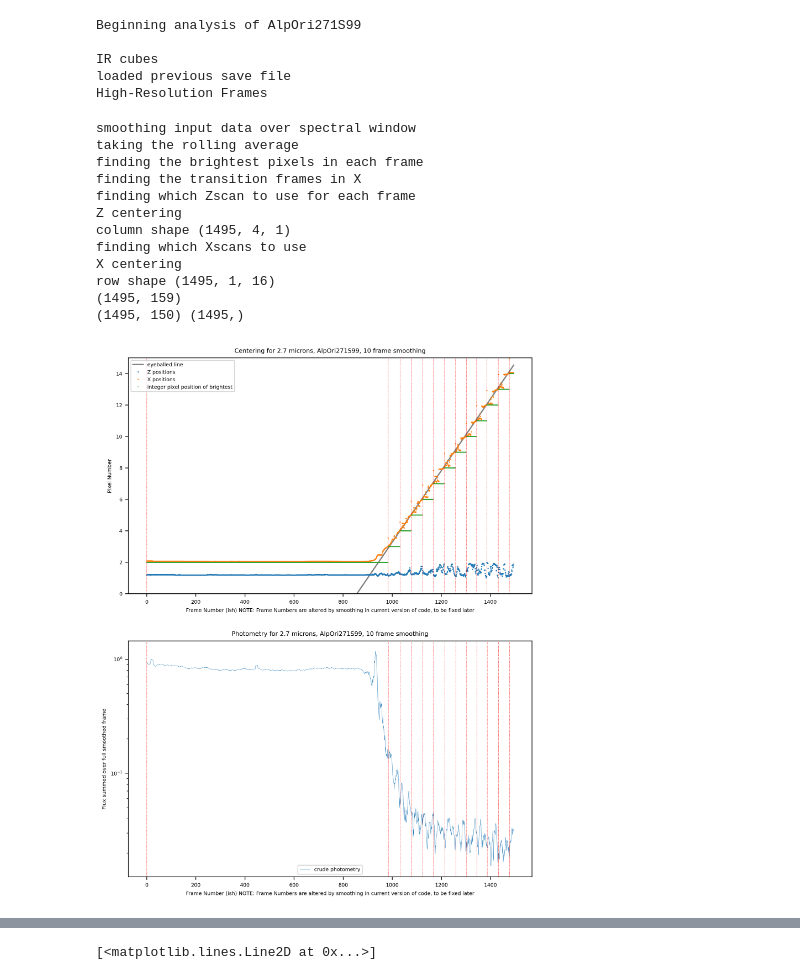
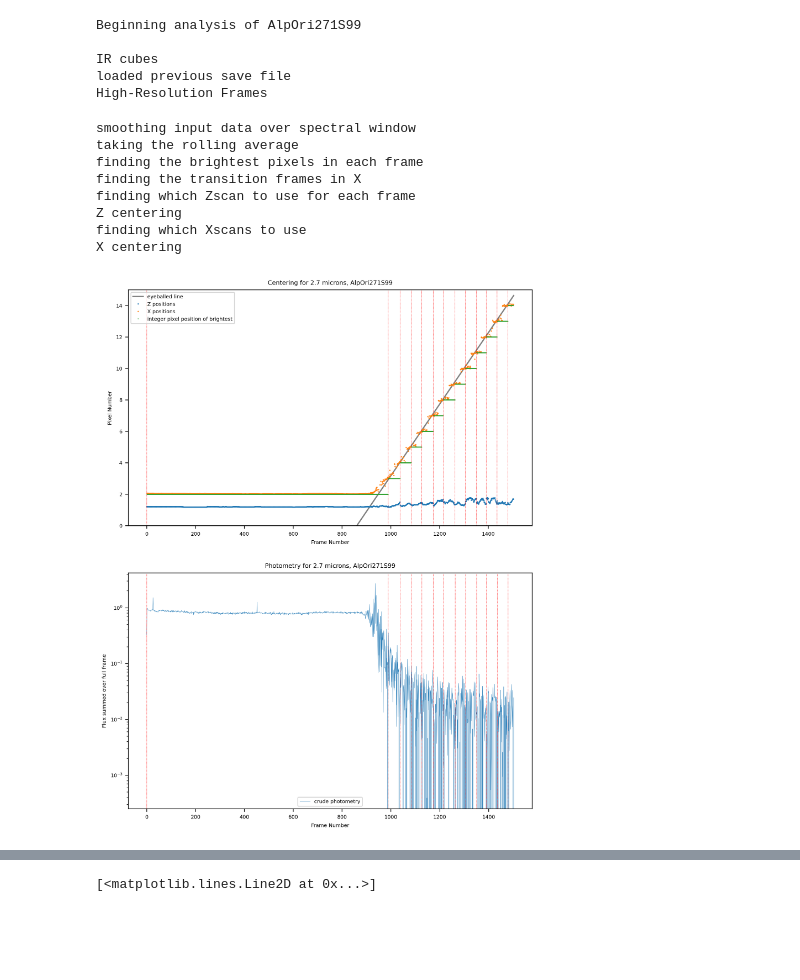
Before and after one commit to AnIndefiniteArticle/slapvisos, a Jupyter notebook: Untitled.ipynb, the cells around one changed output, grey strips where cells are left out. Saved outputs shown, nothing was run; the diff lists cells and outputs as text; code cells hidden in the pictures; blank space fills up the shorter version.

Commit message:
making progress towards getting the centering down, I don't think I've committed recently

```diff
--- a/Untitled.ipynb
+++ b/Untitled.ipynb
@@ -38,7 +38,7 @@ try:
   print("loaded previous save file")
 except:
   cubdata = oF.readVIMSimaging(cubdir, cubfiles, ncubs, nspec, height, width, visible)
-  np.save(outdir+"/"+occname+"data.npy", cubdata)
+  np.save(outdir+"/"+occname+"data.npy", (cubdata))
 
 # Get pixel dimensions
 if ps.CubeFile(cubdir+cubfiles[0]).label['IsisCube']['Instrument']['SamplingMode'] == 'HI-RES':
@@ -62,8 +62,7 @@ IR cubes
 loaded previous save file
 High-Resolution Frames
 # %%
-smoothing = 10
-smoothmono, maxcoords, Xbrights, Xcompares, Zbrights, Xtransitions, Zscan, Zcorr, Xscan, Xcorr, scanmetrics, imagemetrics, comparisons = oF.findthestar(cubdata, (100,120), Xmetrics, Zmetrics, smoothing, transwin=10, comparisonsmooth=10)
+smoothmono, maxcoords, Xbrights, Xcompares, Zbrights, Xtransitions, Zscan, Zcorr, Xscan, Xcorr, scanmetrics, imagemetrics, comparisons = oF.findthestar(cubdata, (100,120), Xmetrics, Zmetrics, window=20, cutoff=0.01)
 # %% [output]
 smoothing input data over spectral window
 taking the rolling average
@@ -71,12 +70,8 @@ finding the brightest pixels in each frame
 finding the transition frames in X
 finding which Zscan to use for each frame
 Z centering
-column shape (1495, 4, 1)
 finding which Xscans to use
 X centering
-row shape (1495, 1, 16)
-(1495, 159)
-(1495, 150) (1495,)
 # %%
 linex = np.linspace(0,len(smoothmono),len(smoothmono)*3)
 liney = (slope/250) * linex + ((offset)/0.25)
@@ -84,30 +79,30 @@ crudephotometry = smoothmono[:,1:3,1:].sum(axis=2).sum(axis=1)/80
 # %%
 plt.rcParams.update({'font.size': 6})
 fig, axs = plt.subplots(figsize=(8.5,11), dpi=300, nrows=2, ncols=1)
 axs[0].plot(linex, liney, 'gray', label='eyeballed line')
 axs[0].plot(Zbrights + Zcorr, '.', markersize=1, label='Z positions')
 axs[0].plot(Xbrights + Xcorr, '.', markersize=1, label='X positions')
 axs[0].plot(Xbrights, '.', markersize=0.5, label='integer pixel position of brightest')
 axs[0].set_ylim(0,15)
 for i in range(len(Xtransitions)):
   axs[0].axvline(Xtransitions[i,0],0,15, color='red', linestyle='dashed', linewidth=0.3)
-axs[0].set_title("Centering for 2.7 microns, "+occname+", "+str(smoothing)+" frame smoothing")
+axs[0].set_title("Centering for 2.7 microns, " + occname)
 axs[0].set_ylabel("Pixel Number")
-axs[0].set_xlabel("Frame Number (ish) NOTE: Frame Numbers are altered by smoothing in current version of code, to be fixed later")
+axs[0].set_xlabel("Frame Number")
 axs[0].legend(loc='upper left')
 
 axs[1].plot(crudephotometry, linewidth=0.3, label='crude photometry')
 for i in range(len(Xtransitions)):
   axs[1].axvline(Xtransitions[i,0],0,1, color='red', linestyle='dashed', linewidth=0.3)
 axs[1].set_yscale("log")
-axs[1].set_title("Photometry for 2.7 microns, "+occname+", "+str(smoothing)+" frame smoothing")
-axs[1].set_ylabel("Flux summed over full smoothed frame")
-axs[1].set_xlabel("Frame Number (ish) NOTE: Frame Numbers are altered by smoothing in current version of code, to be fixed later")
+axs[1].set_title("Photometry for 2.7 microns, " + occname)
+axs[1].set_ylabel("Flux summed over full frame")
+axs[1].set_xlabel("Frame Number")
 axs[1].legend()
 
-fig.savefig(outdir + occname + "-" + str(smoothing) + "-log.png")
+fig.savefig(outdir + occname + "-log.png")
 # %% [output]
-[figure, old version]
+[figure, new version]
 # %%
 plt.rcParams.update({'font.size': 6})
 fig, axs = plt.subplots(figsize=(8.5,11), dpi=300, nrows=2, ncols=1)
```
Also changed, not shown: parts of 19 cells of this notebook, 2 other files.
